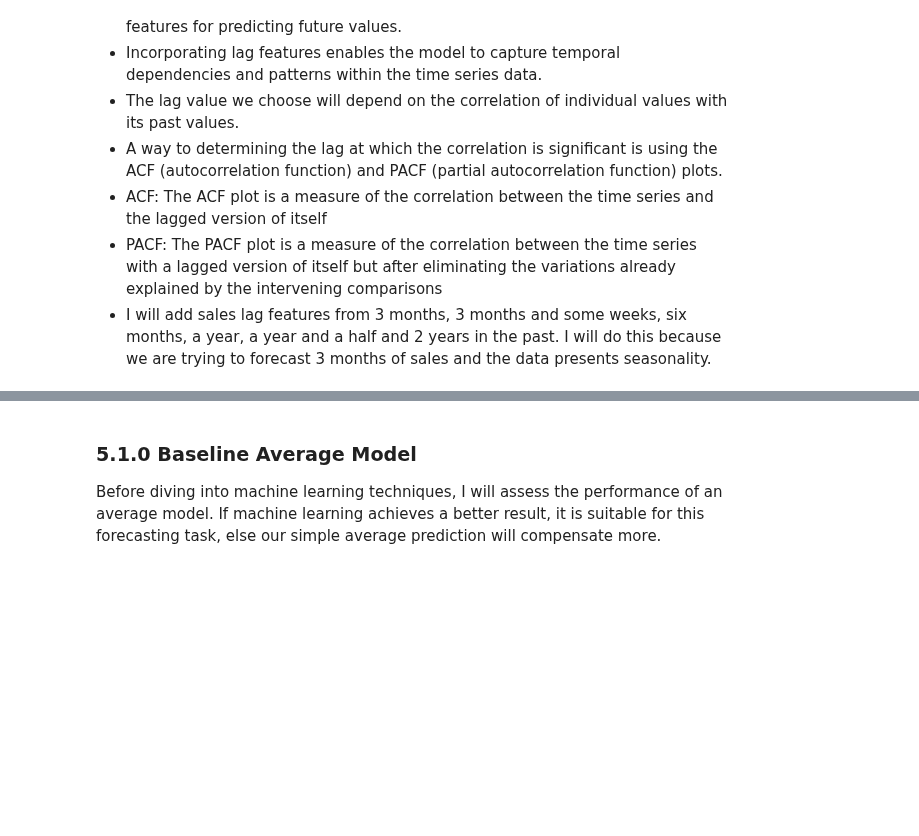
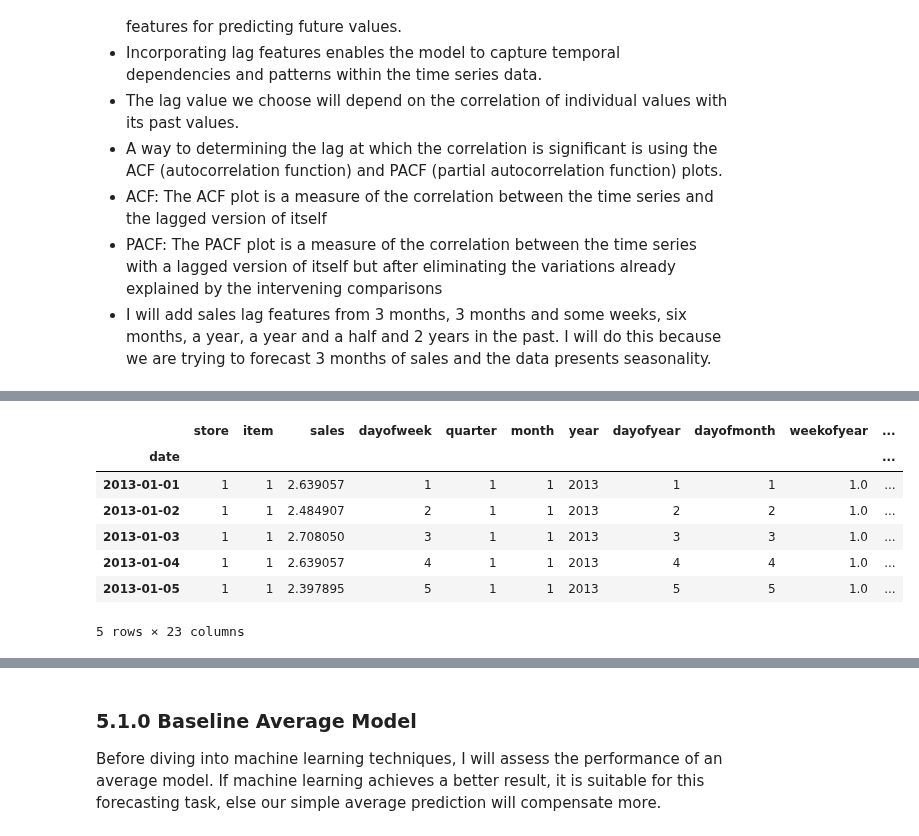
Before and after one commit to allmeidaapedro/Store-Item-Demand-Forecasting, a Jupyter notebook: notebooks/modelling.ipynb, the cells around one changed output, grey strips where cells are left out. Saved outputs shown, nothing was run; the diff lists cells and outputs as text; code cells hidden in the pictures; blank space fills up the shorter version.

```diff
--- a/notebooks/modelling.ipynb
+++ b/notebooks/modelling.ipynb
@@ -309,0 +319,22 @@ By applying log transformation to sales variable, its distribution becomes more
+# %%
+def create_lag_features(data, lags):
+    df = data.copy()
+    for lag in lags:
+        df['sales_lag_' + str(lag)] = df.groupby(['store', 'item'])['sales'].transform(lambda x: x.shift(lag))
+
+    return df
+# %%
+lags = [91, 98, 105, 112, 119, 126, 182, 364, 546, 728]
+df_log = create_lag_features(df_log, lags=lags)
+# Turning back to ordered date values, necessary for time series cross validation.
+df_log.sort_values(by=['date', 'store', 'item'], inplace=True)
+df_log.head()
+# %% [output]
+|  | store | item | sales | dayofweek | quarter | month | year | dayofyear | dayofmonth | weekofyear | ... |
+| date |  |  |  |  |  |  |  |  |  |  | ... |
+| 2013-01-01 | 1 | 1 | 2.639057 | 1 | 1 | 1 | 2013 | 1 | 1 | 1.0 | ... |
+| 2013-01-02 | 1 | 1 | 2.484907 | 2 | 1 | 1 | 2013 | 2 | 2 | 1.0 | ... |
+| 2013-01-03 | 1 | 1 | 2.708050 | 3 | 1 | 1 | 2013 | 3 | 3 | 1.0 | ... |
+| 2013-01-04 | 1 | 1 | 2.639057 | 4 | 1 | 1 | 2013 | 4 | 4 | 1.0 | ... |
+| 2013-01-05 | 1 | 1 | 2.397895 | 5 | 1 | 1 | 2013 | 5 | 5 | 1.0 | ... |
+5 rows × 23 columns
```
Also changed, not shown: parts of 17 cells of this notebook.
